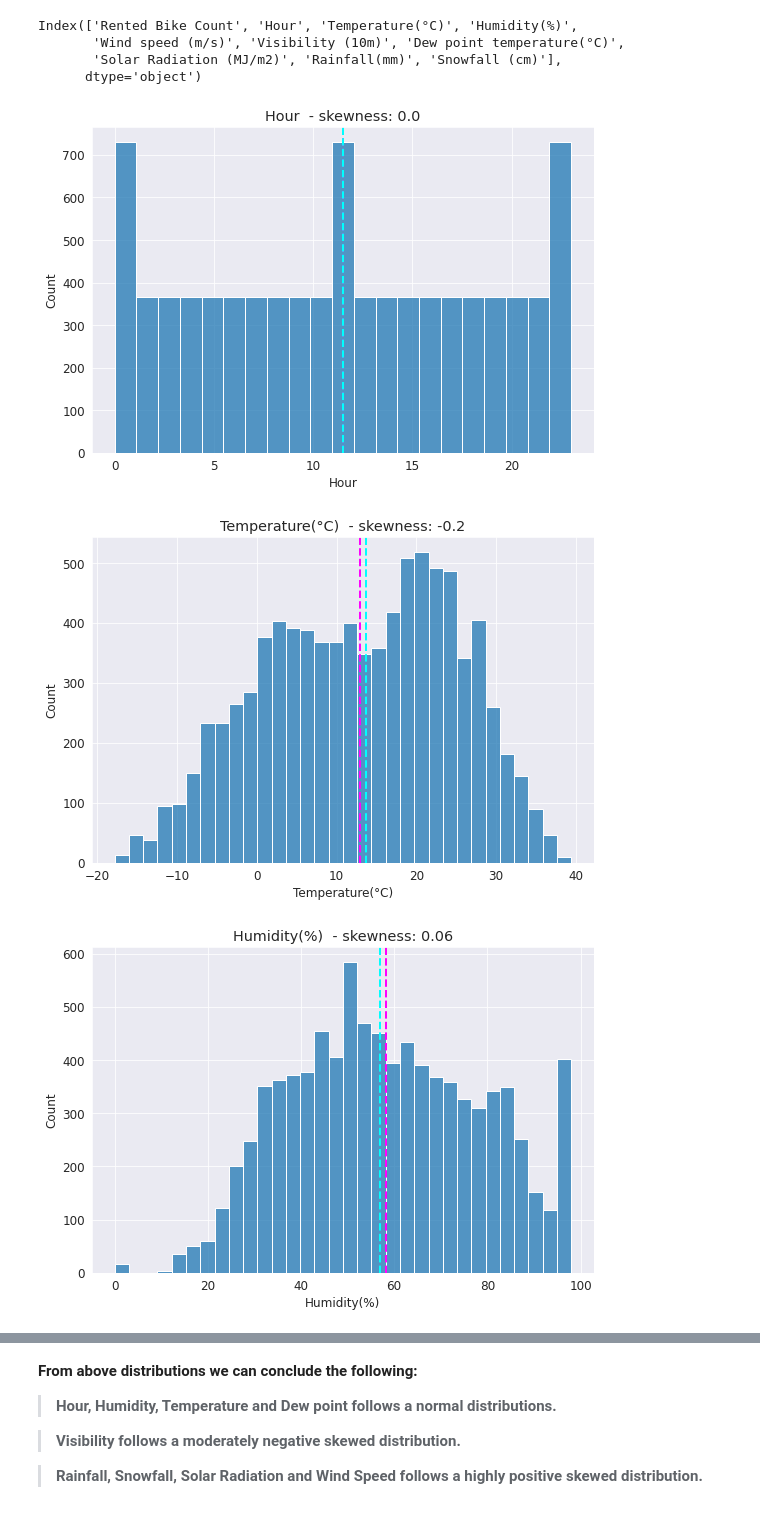
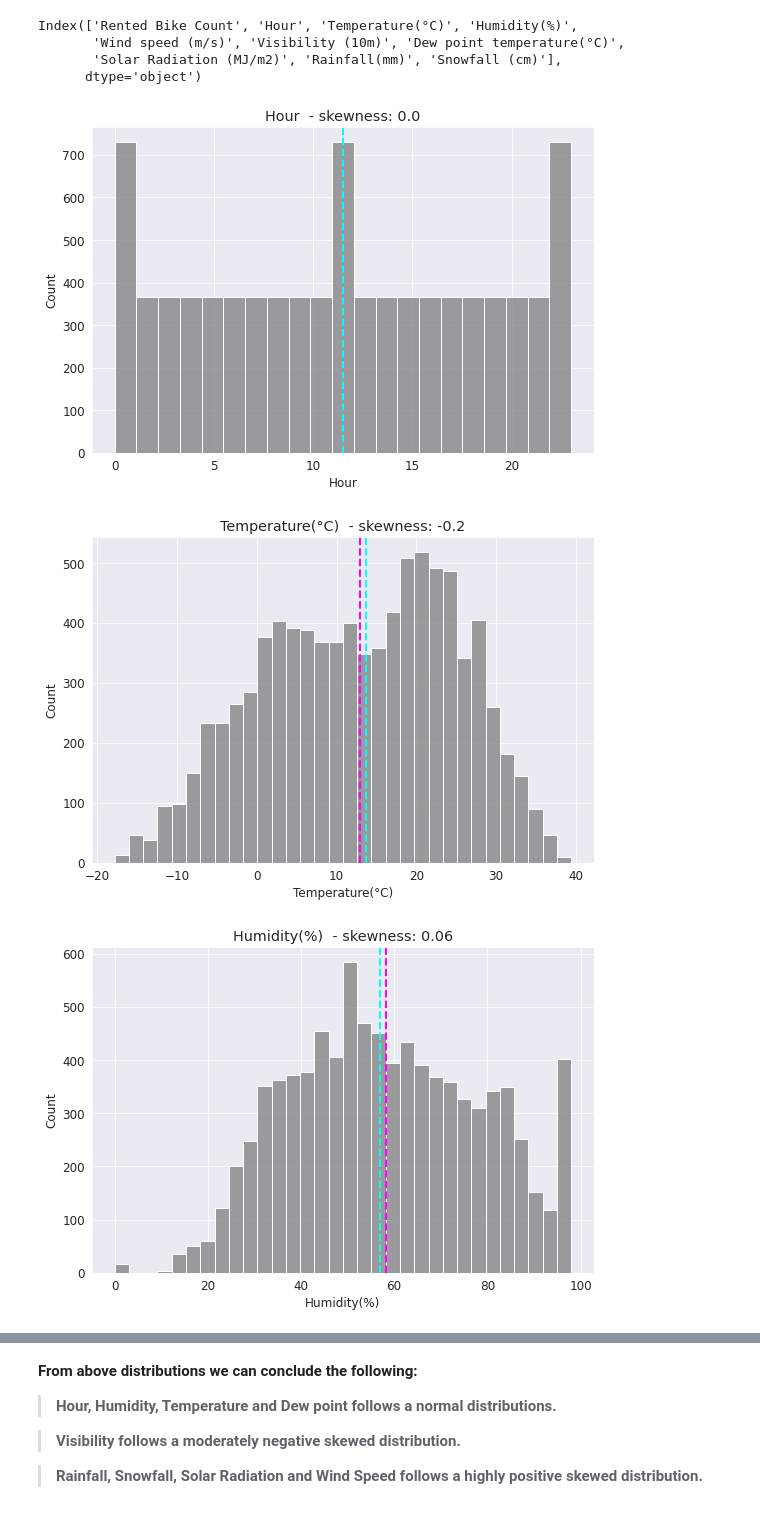
Before and after one commit to RupeshSharma14/Bike-Sharing-Demand-Prediction, a Jupyter notebook: Bike_Sharing_Demand_Prediction_Capstone_Project.ipynb, the cells around one changed output, grey strips where cells are left out. Drawn from its saved outputs; the diff is of its cells as text; code cells hidden in the pictures.

```diff
--- a/Bike_Sharing_Demand_Prediction_Capstone_Project.ipynb
+++ b/Bike_Sharing_Demand_Prediction_Capstone_Project.ipynb
@@ -183,17 +183,17 @@ Index(['Rented Bike Count', 'Hour', 'Temperature(°C)', 'Humidity(%)',
 # %%
 # Distribution of numeric_features
 
 for col in numeric_features[1:]:
   fig = plt.figure(figsize = (9, 6))
   ax = fig.gca()
   feature = bike_df[col]
-  sns.histplot(feature, ax = ax)
+  sns.histplot(feature, ax = ax, color = "grey")
   ax.axvline(feature.mean(), color='magenta', linestyle='dashed', linewidth=2)
   ax.axvline(feature.median(), color='cyan', linestyle='dashed', linewidth=2)
   ax.set_title(col + "  - skewness: " + str(round(feature.skew(), 2)))
 
 plt.show()
 # %% [output]
-[figure, old version]
+[figure, new version]
-[figure, old version]
+[figure, new version]
-[figure, old version]
+[figure, new version]
```
Also changed, not shown: parts of 53 cells of this notebook.
